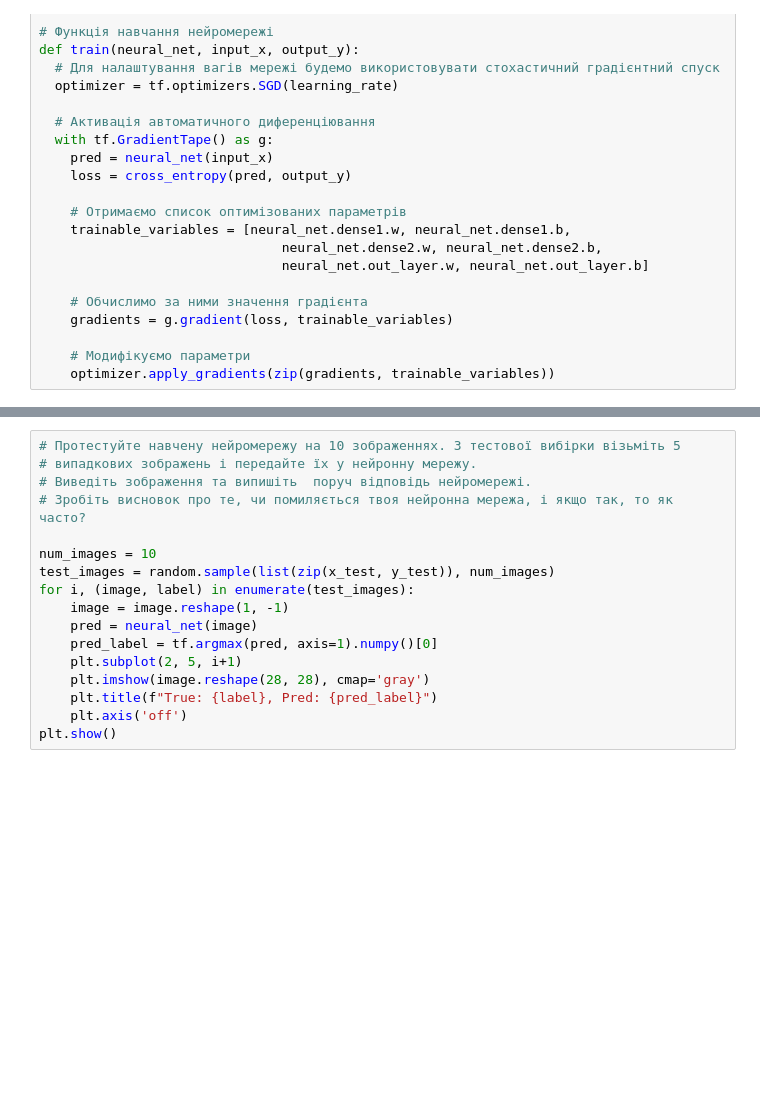
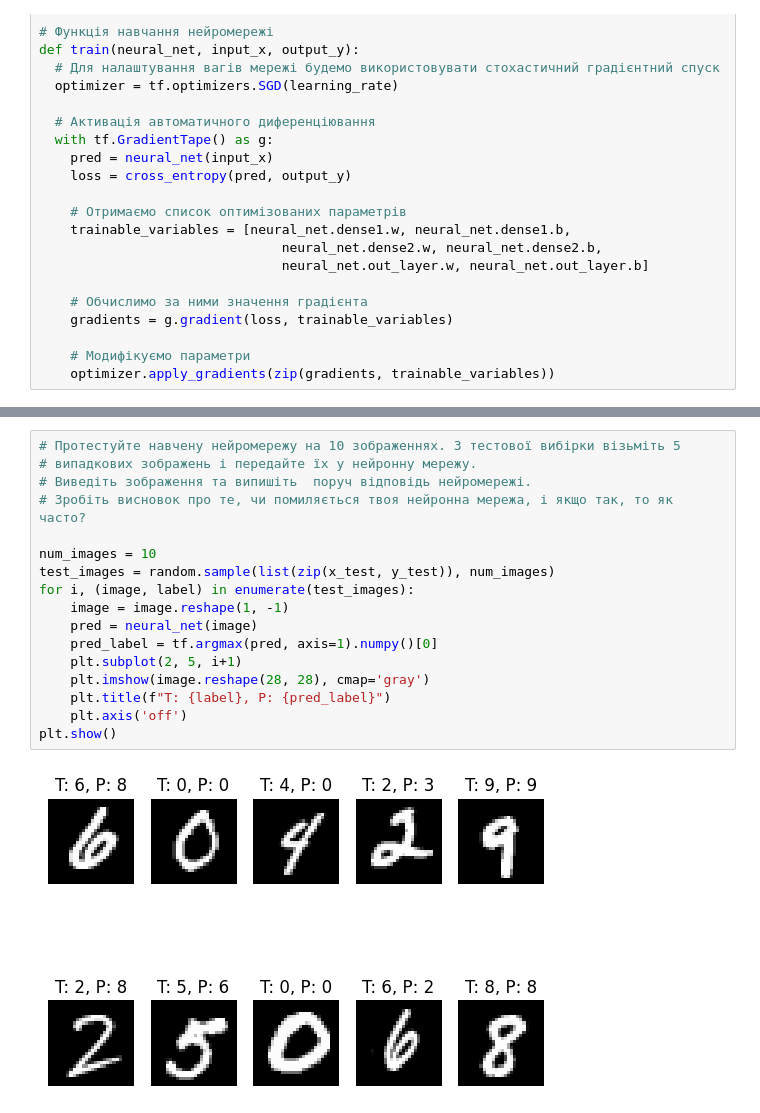
Before and after one commit to OlexandrYakovenko/goit_dsml-hw-11, a Jupyter notebook: HW11.ipynb, the cells around one changed output, grey strips where cells are left out. Saved outputs shown, nothing was run; the diff lists cells and outputs as text; blank space fills up the shorter version.

```diff
--- a/HW11.ipynb
+++ b/HW11.ipynb
@@ -200,17 +223,19 @@ print(f"Test Accuracy: {np.mean(test_acc):.4f}")
 # %%
 # Протестуйте навчену нейромережу на 10 зображеннях. З тестової вибірки візьміть 5
 # випадкових зображень і передайте їх у нейронну мережу.
 # Виведіть зображення та випишіть  поруч відповідь нейромережі.
 # Зробіть висновок про те, чи помиляється твоя нейронна мережа, і якщо так, то як часто?
 
 num_images = 10
 test_images = random.sample(list(zip(x_test, y_test)), num_images)
 for i, (image, label) in enumerate(test_images):
     image = image.reshape(1, -1)
     pred = neural_net(image)
     pred_label = tf.argmax(pred, axis=1).numpy()[0]
     plt.subplot(2, 5, i+1)
     plt.imshow(image.reshape(28, 28), cmap='gray')
-    plt.title(f"True: {label}, Pred: {pred_label}")
+    plt.title(f"T: {label}, P: {pred_label}")
     plt.axis('off')
 plt.show()
+# %% [output]
+[figure, added]
```
Also changed, not shown: parts of 7 cells of this notebook.
